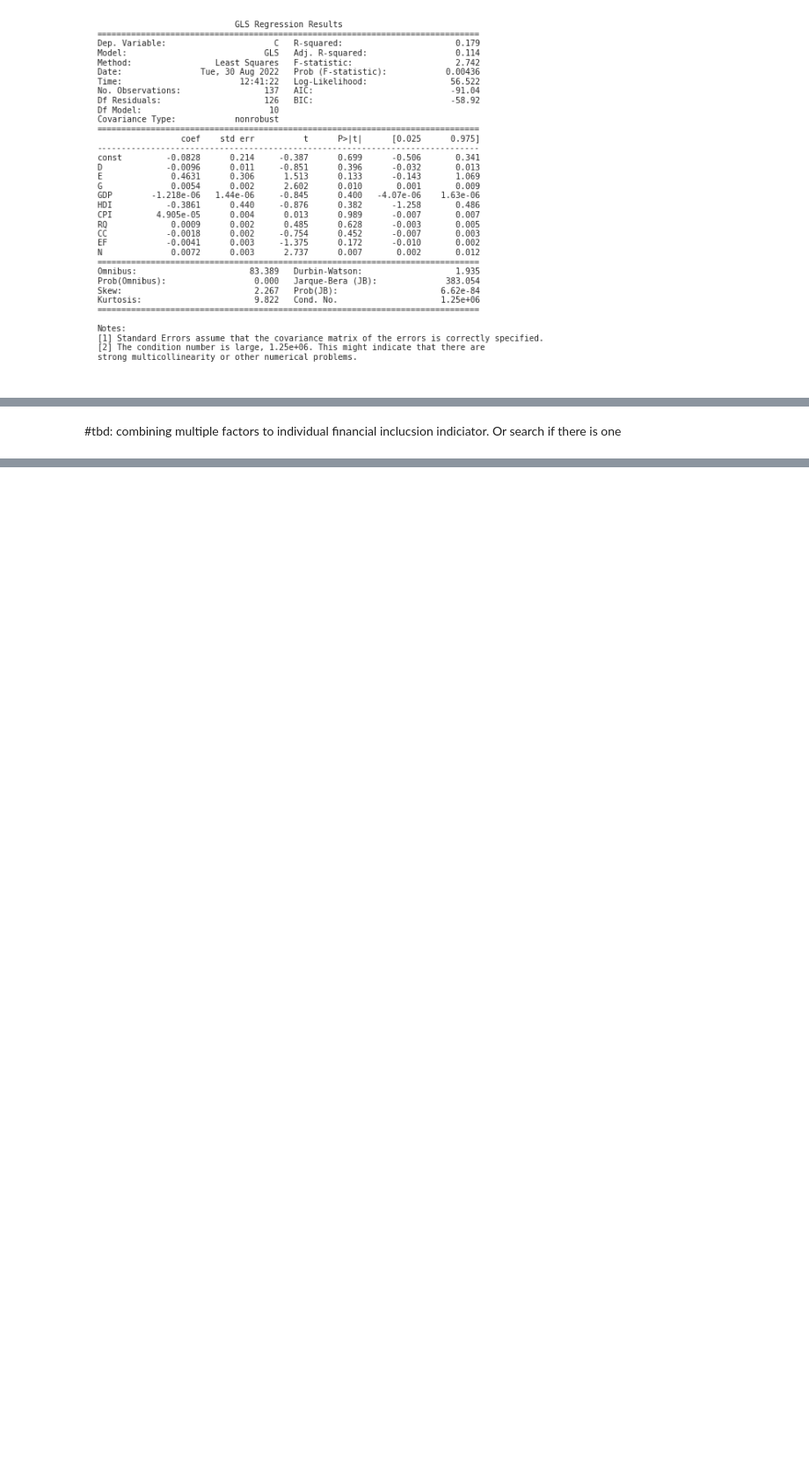
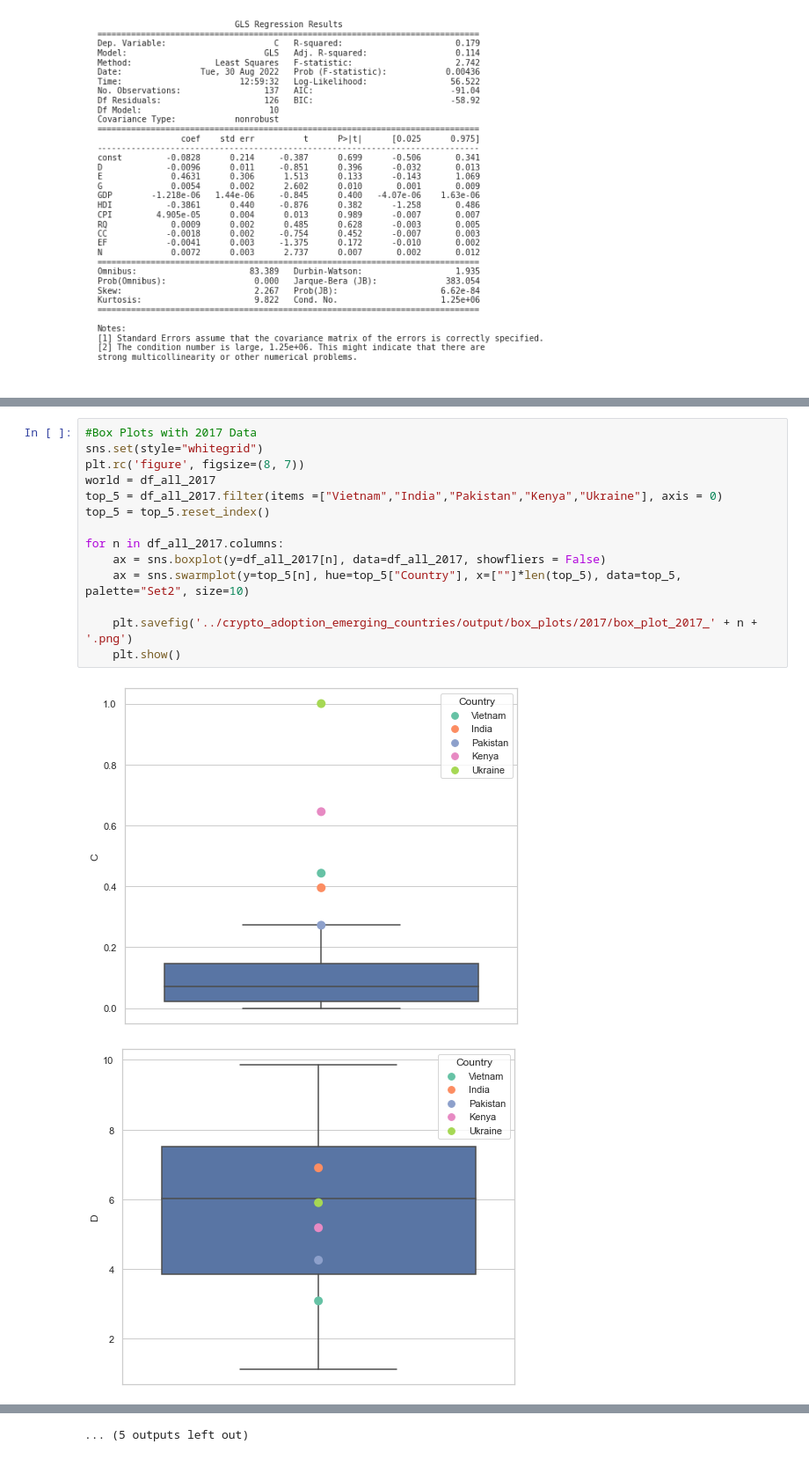
Before and after one commit to tlabarta/crypto_adoption_emerging_countries, a Jupyter notebook: data.ipynb, the cells around one changed output, grey strips where cells are left out. Shown at 88% size. Saved outputs shown, nothing was run; the diff lists cells and outputs as text; blank space fills up the shorter version.

Commit message:
Boxplots

```diff
--- a/data.ipynb
+++ b/data.ipynb
@@ -437,2 +437,17 @@ strong multicollinearity or other numerical problems.
-# %% [markdown]
-#tbd: combining multiple factors to individual financial inclucsion indiciator. Or search if there is one
+# %%
+#Box Plots with 2017 Data
+sns.set(style="whitegrid")
+plt.rc('figure', figsize=(8, 7))
+world = df_all_2017
+top_5 = df_all_2017.filter(items =["Vietnam","India","Pakistan","Kenya","Ukraine"], axis = 0)
+top_5 = top_5.reset_index()
+
+for n in df_all_2017.columns:
+    ax = sns.boxplot(y=df_all_2017[n], data=df_all_2017, showfliers = False)
+    ax = sns.swarmplot(y=top_5[n], hue=top_5["Country"], x=[""]*len(top_5), data=top_5, palette="Set2", size=10)
+
+    plt.savefig('../crypto_adoption_emerging_countries/output/box_plots/2017/box_plot_2017_' + n + '.png')
+    plt.show()
+# %% [output]
+[figure, added]
+[figure, added]
@@ -438,0 +464 @@ strong multicollinearity or other numerical problems.
+... (5 outputs left out)
```
Also changed, not shown: parts of 13 cells of this notebook, 42 other files.
